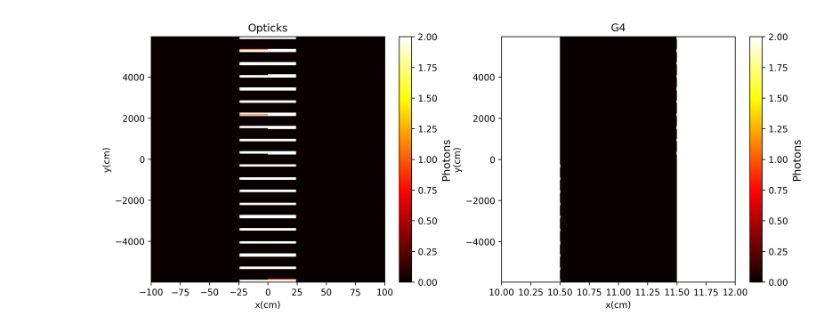
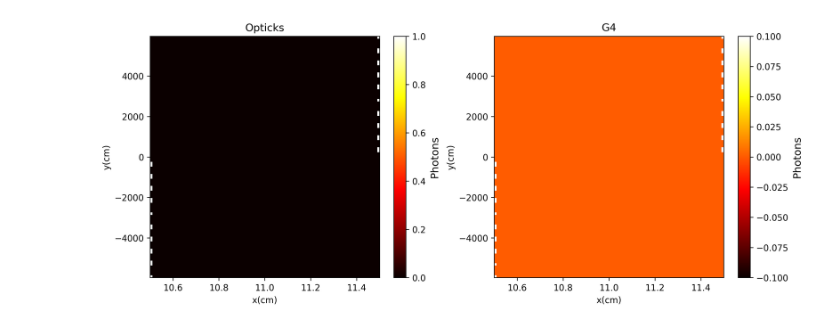
Before and after one commit to nuRiceLab/OpticalSims, a Jupyter notebook: Analysis/G4andOpticksHitsTest.ipynb, the cells around one changed output. Cells and saved outputs as stored; diff of their text form; code cells hidden in the pictures.

```diff
--- a/Analysis/G4andOpticksHitsTest.ipynb
+++ b/Analysis/G4andOpticksHitsTest.ipynb
@@ -45,7 +45,7 @@ else:
     OptResult=Getinfo("", f"Test_OpticksHits_clean_{particle}.csv")
     PhotonInfo=Getinfo("", f"Test_PhotonInfo_clean_{particle}.csv")
 # %%
-lim=10000
+lim=100000
 Mask=(OptResult["x"] >-lim) & (OptResult["x"] < lim)
 print(len(OptResult['z'][Mask]))
 print(len(G4Result['z']))
@@ -80,21 +87,22 @@ for i in range(0,2):
 # %%
-c=2
-b=300
+c=1
+b=100
 fig,p=plt.subplots(1,2,dpi=300,figsize=(13,5))
 p[0].set_title("Opticks")
 h1=p[0].hist2d(OptResult['x'][Mask],OptResult['y'][Mask],bins=b,cmin=0,cmax=c,cmap="hot",label="Opticks")
-p[0].set_xlim(-100,100)
+#p[0].set_xlim(-100,100)
+#p[0].set_xlim(10,12)
 cbar1=fig.colorbar(h1[3])
 cbar1.set_label("Photons", fontsize=12)
 p[1].set_title("G4")
 h2=p[1].hist2d(G4Result['x'],G4Result['y'],bins=b,cmin=0,cmax=c,cmap="hot",label="Geant4")
 cbar2=fig.colorbar(h2[3])
 cbar2.set_label("Photons", fontsize=12)
-plt.xlim(10,12)
-p[1].set_xlim(10,12)
+#plt.xlim(10,12)
+
 for i in range(0,2):
     p[i].set_xlabel("x(cm)")
     p[i].set_ylabel("y(cm)")
 # %% [output]
-[figure, old version]
+[figure, new version]
 # %%
```
Also changed, not shown: parts of 8 cells of this notebook, 7 other files.
